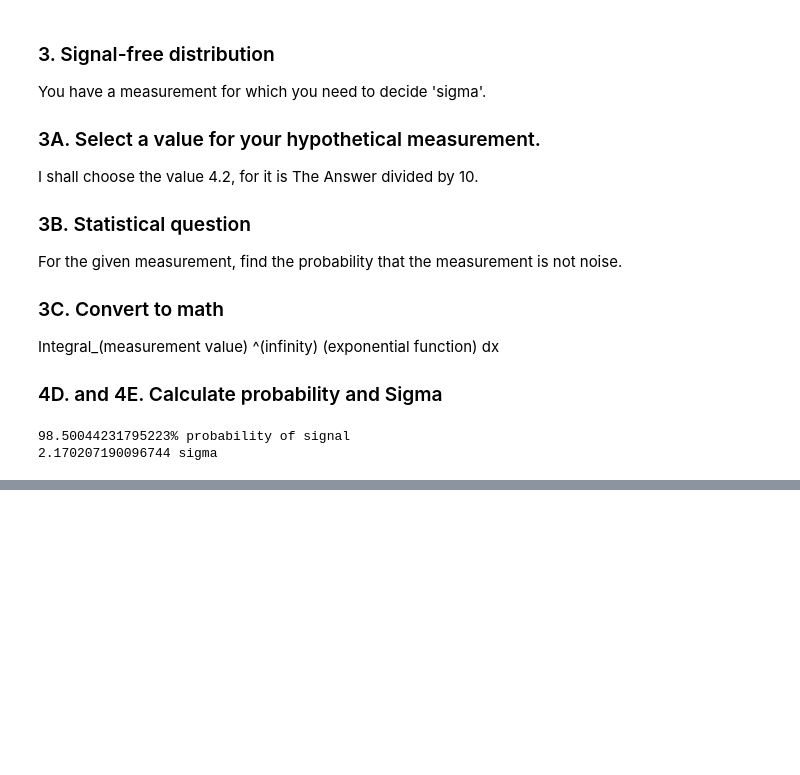
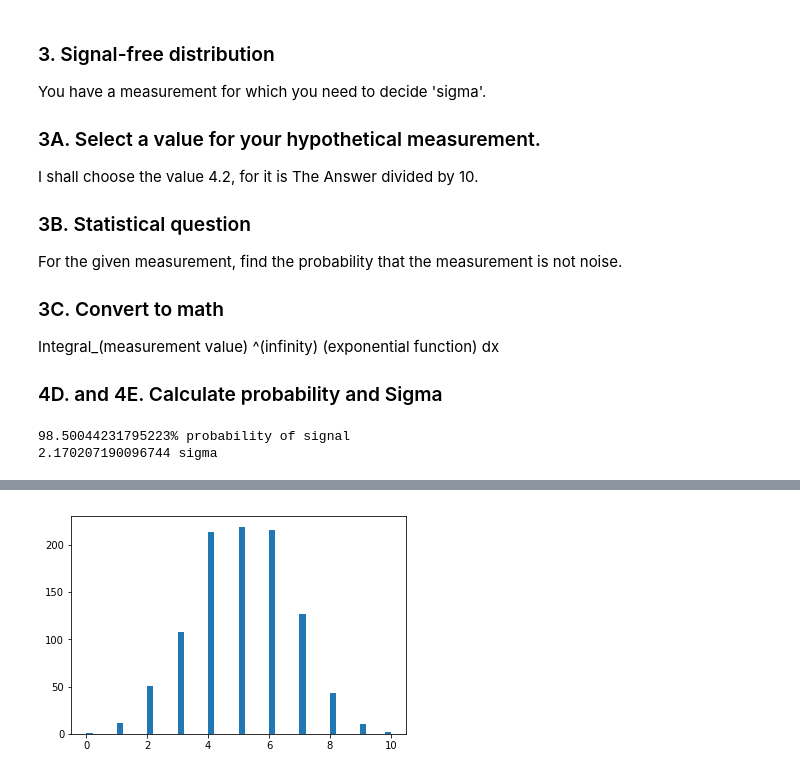
Before and after one commit to AdamK42/physics-434, a Jupyter notebook: lab1/lab1.ipynb, the cells around one changed output, grey strips where cells are left out. Drawn from its saved outputs; the diff is of its cells as text; code cells hidden in the pictures; blank space fills up the shorter version.

Commit message:
Binomial Distribution added

```diff
--- a/lab1/lab1.ipynb
+++ b/lab1/lab1.ipynb
@@ -102,0 +127,8 @@ binomial
+# %%
+from scipy.stats import binom
+fig, ax = plt.subplots(1, 1)
+#For n=10 trials and p=0.5 percent success for 1000 samples
+samples = binom.rvs(n=10, p=0.5, size=1000)
+ax.hist(samples, bins=50); #Silence output to console
+# %% [output]
+[figure, added]
```
Also changed, not shown: parts of 11 cells of this notebook.
